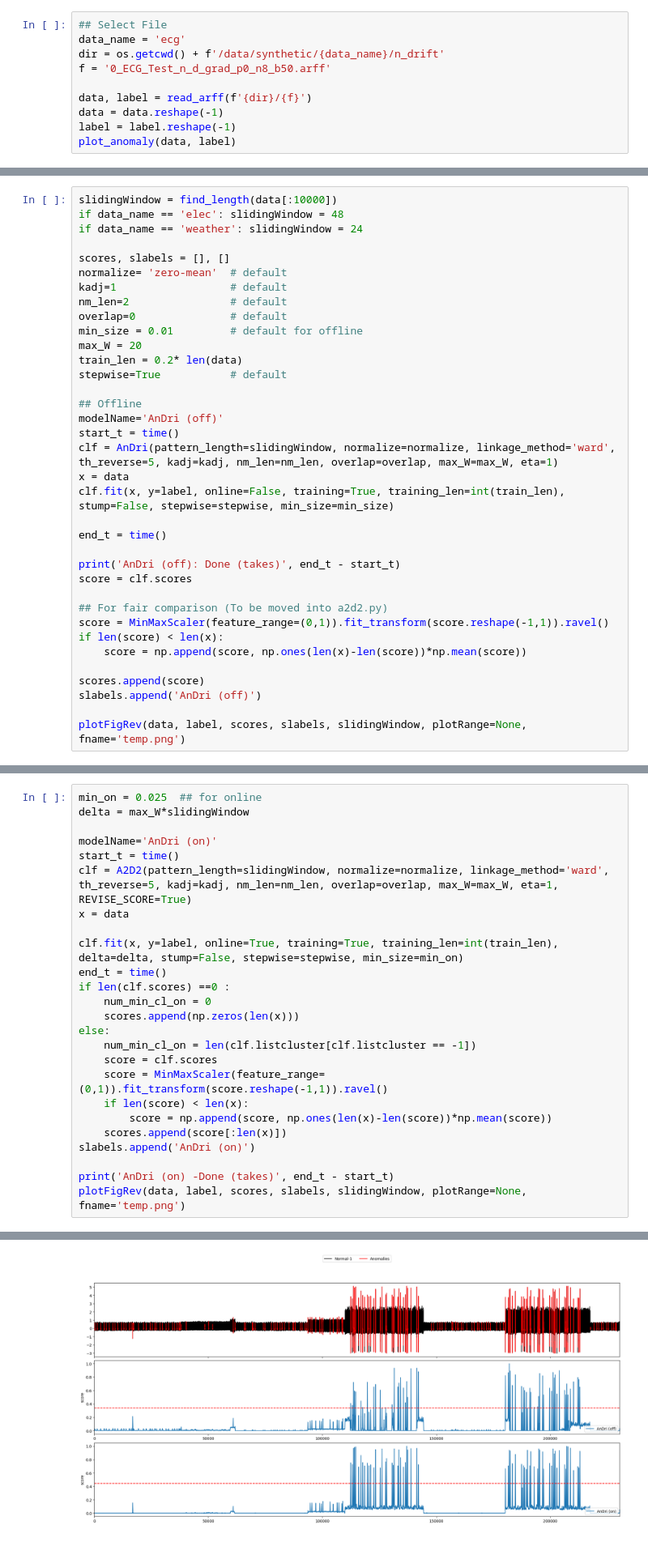
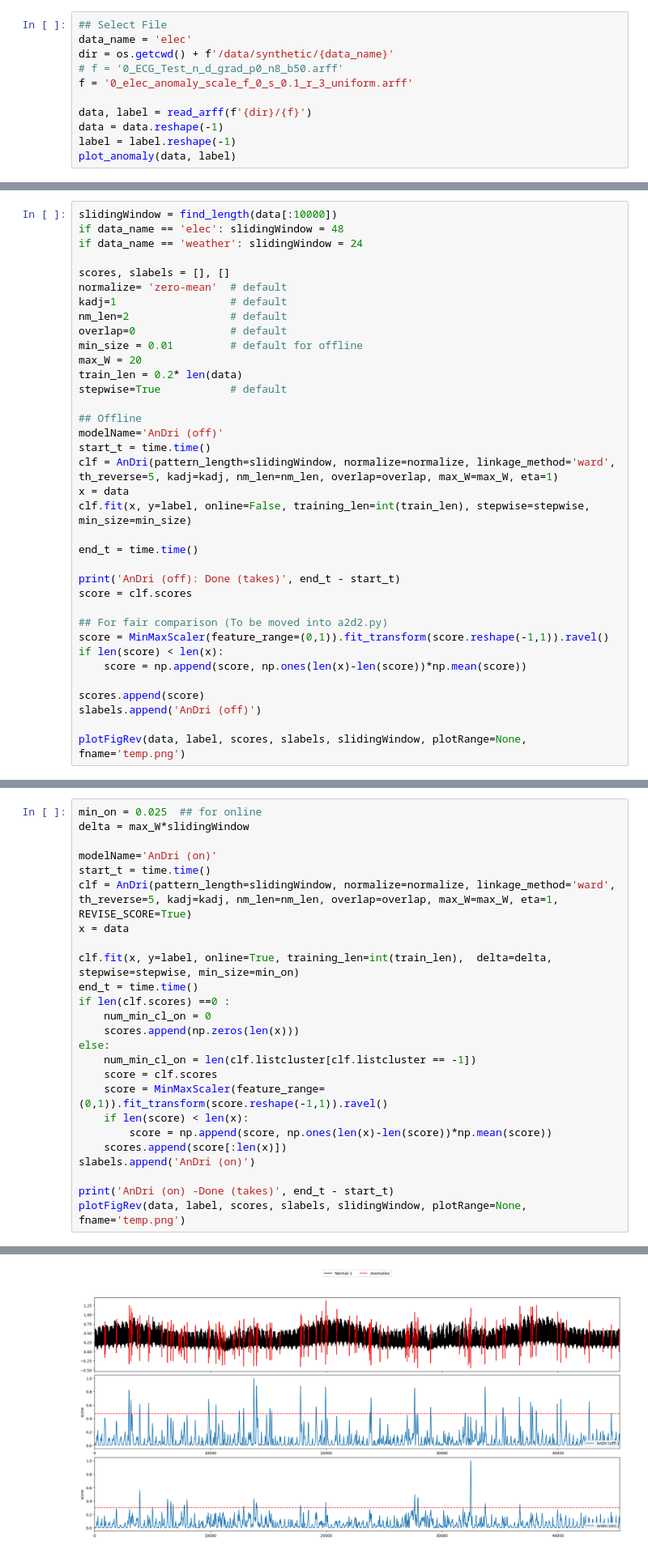
Before and after one commit to mac-dsl/AnDri, a Jupyter notebook: sample.ipynb, the cells around one changed output, grey strips where cells are left out. Shown at 81% size. Saved outputs shown, nothing was run; the diff lists cells and outputs as text.

Commit message:
code revise

```diff
--- a/sample.ipynb
+++ b/sample.ipynb
@@ -37,9 +34,10 @@ Install h5py to use hdf5 features: http://docs.h5py.org/
 ### Load dataset: check filder path
 # %%
 ## Select File
-data_name = 'ecg'
-dir = os.getcwd() + f'/data/synthetic/{data_name}/n_drift'
-f = '0_ECG_Test_n_d_grad_p0_n8_b50.arff'
+data_name = 'elec'
+dir = os.getcwd() + f'/data/synthetic/{data_name}'
+# f = '0_ECG_Test_n_d_grad_p0_n8_b50.arff'
+f = '0_elec_anomaly_scale_f_0_s_0.1_r_3_uniform.arff'
 
 data, label = read_arff(f'{dir}/{f}')
 data = data.reshape(-1)
@@ -66,12 +64,12 @@ stepwise=True           # default
 
 ## Offline
 modelName='AnDri (off)'
-start_t = time()
+start_t = time.time()
 clf = AnDri(pattern_length=slidingWindow, normalize=normalize, linkage_method='ward', th_reverse=5, kadj=kadj, nm_len=nm_len, overlap=overlap, max_W=max_W, eta=1)
 x = data
-clf.fit(x, y=label, online=False, training=True, training_len=int(train_len), stump=False, stepwise=stepwise, min_size=min_size)
+clf.fit(x, y=label, online=False, training_len=int(train_len), stepwise=stepwise, min_size=min_size)
 
-end_t = time()
+end_t = time.time()
 
 print('AnDri (off): Done (takes)', end_t - start_t)
 score = clf.scores
@@ -126,12 +121,12 @@ min_on = 0.025  ## for online
 delta = max_W*slidingWindow
 
 modelName='AnDri (on)'
-start_t = time()
-clf = A2D2(pattern_length=slidingWindow, normalize=normalize, linkage_method='ward', th_reverse=5, kadj=kadj, nm_len=nm_len, overlap=overlap, max_W=max_W, eta=1, REVISE_SCORE=True)
+start_t = time.time()
+clf = AnDri(pattern_length=slidingWindow, normalize=normalize, linkage_method='ward', th_reverse=5, kadj=kadj, nm_len=nm_len, overlap=overlap, max_W=max_W, eta=1, REVISE_SCORE=True)
 x = data
 
-clf.fit(x, y=label, online=True, training=True, training_len=int(train_len),  delta=delta, stump=False, stepwise=stepwise, min_size=min_on)
-end_t = time()
+clf.fit(x, y=label, online=True, training_len=int(train_len),  delta=delta, stepwise=stepwise, min_size=min_on)
+end_t = time.time()
 if len(clf.scores) ==0 :
     num_min_cl_on = 0
     scores.append(np.zeros(len(x)))
@@ -166,2 +161,2 @@ AnDri (on) -Done (takes) 7.872842073440552
 CHK NUM_MODEL: 2
-[figure, old version]
+[figure, new version]
```
Also changed, not shown: parts of 6 cells of this notebook, 5 other files.
